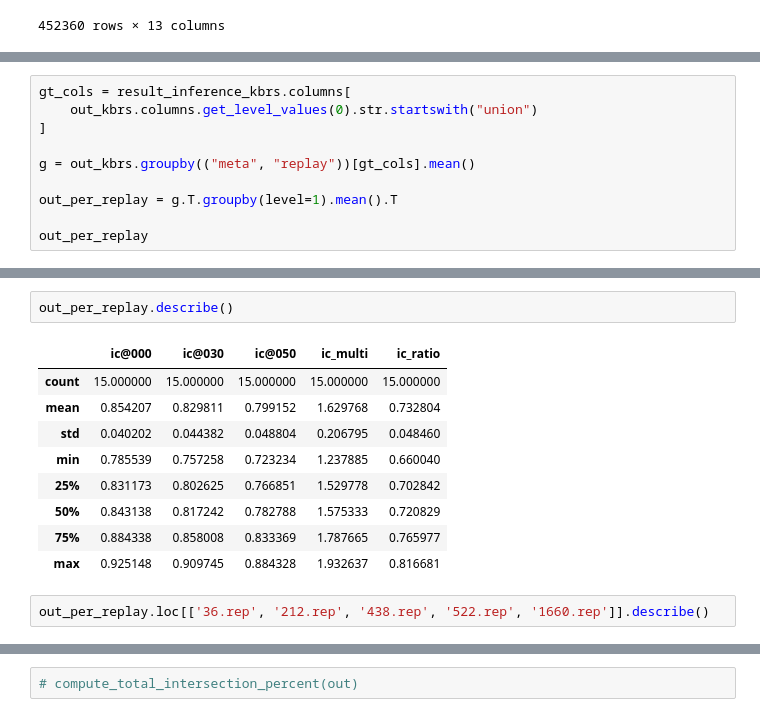
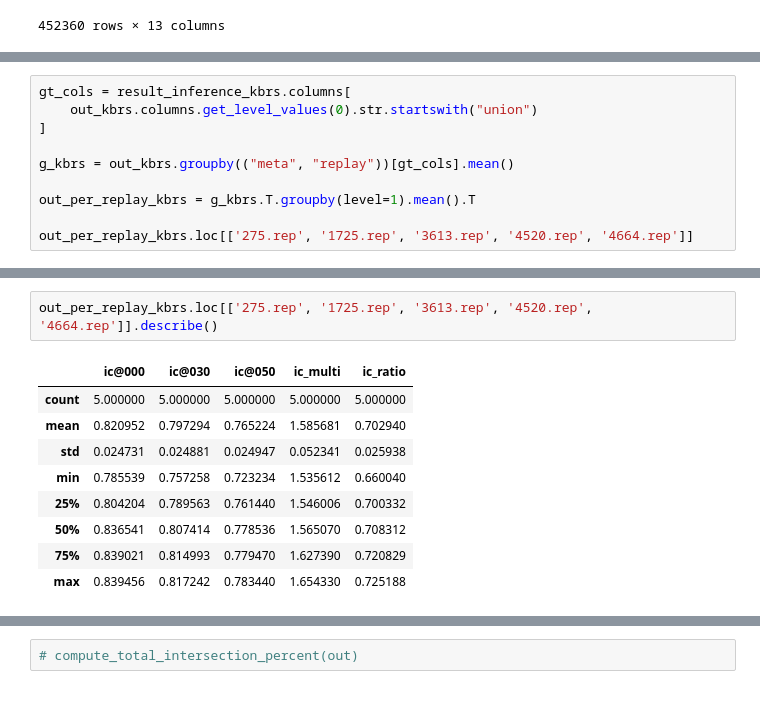
Before and after one commit to baecm/starcraft-vision, a Jupyter notebook: notebooks/inference_viewer copy.ipynb, the cells around one changed output, grey strips where cells are left out. Cells and saved outputs as stored; diff of their text form.

```diff
--- a/notebooks/inference_viewer copy.ipynb
+++ b/notebooks/inference_viewer copy.ipynb
@@ -528,11 +515,11 @@ gt_cols = result_inference_kbrs.columns[
     out_kbrs.columns.get_level_values(0).str.startswith("union")
 ]
 
-g = out_kbrs.groupby(("meta", "replay"))[gt_cols].mean()
+g_kbrs = out_kbrs.groupby(("meta", "replay"))[gt_cols].mean()
 
-out_per_replay = g.T.groupby(level=1).mean().T
+out_per_replay_kbrs = g_kbrs.T.groupby(level=1).mean().T
 
-out_per_replay
+out_per_replay_kbrs.loc[['275.rep', '1725.rep', '3613.rep', '4520.rep', '4664.rep']]
 # %% [output]
 |  | ic@000 | ic@030 | ic@050 | ic_multi | ic_ratio |
 | (meta, replay) |  |  |  |  |  |
@@ -554,14 +531,12 @@ out_per_replay
 # %%
-out_per_replay.describe()
+out_per_replay_kbrs.loc[['275.rep', '1725.rep', '3613.rep', '4520.rep', '4664.rep']].describe()
 # %% [output]
 |  | ic@000 | ic@030 | ic@050 | ic_multi | ic_ratio |
-| count | 15.000000 | 15.000000 | 15.000000 | 15.000000 | 15.000000 |
-| mean | 0.854207 | 0.829811 | 0.799152 | 1.629768 | 0.732804 |
-| std | 0.040202 | 0.044382 | 0.048804 | 0.206795 | 0.048460 |
-| min | 0.785539 | 0.757258 | 0.723234 | 1.237885 | 0.660040 |
-| 25% | 0.831173 | 0.802625 | 0.766851 | 1.529778 | 0.702842 |
-| 50% | 0.843138 | 0.817242 | 0.782788 | 1.575333 | 0.720829 |
-| 75% | 0.884338 | 0.858008 | 0.833369 | 1.787665 | 0.765977 |
-| max | 0.925148 | 0.909745 | 0.884328 | 1.932637 | 0.816681 |
+| count | 5.000000 | 5.000000 | 5.000000 | 5.000000 | 5.000000 |
+| mean | 0.820952 | 0.797294 | 0.765224 | 1.585681 | 0.702940 |
+| std | 0.024731 | 0.024881 | 0.024947 | 0.052341 | 0.025938 |
+| min | 0.785539 | 0.757258 | 0.723234 | 1.535612 | 0.660040 |
+| 25% | 0.804204 | 0.789563 | 0.761440 | 1.546006 | 0.700332 |
+| 50% | 0.836541 | 0.807414 | 0.778536 | 1.565070 | 0.708312 |
+| 75% | 0.839021 | 0.814993 | 0.779470 | 1.627390 | 0.720829 |
+| max | 0.839456 | 0.817242 | 0.783440 | 1.654330 | 0.725188 |
-# %%
-out_per_replay.loc[['36.rep', '212.rep', '438.rep', '522.rep', '1660.rep']].describe()
```
Also changed, not shown: parts of 28 cells of this notebook.
